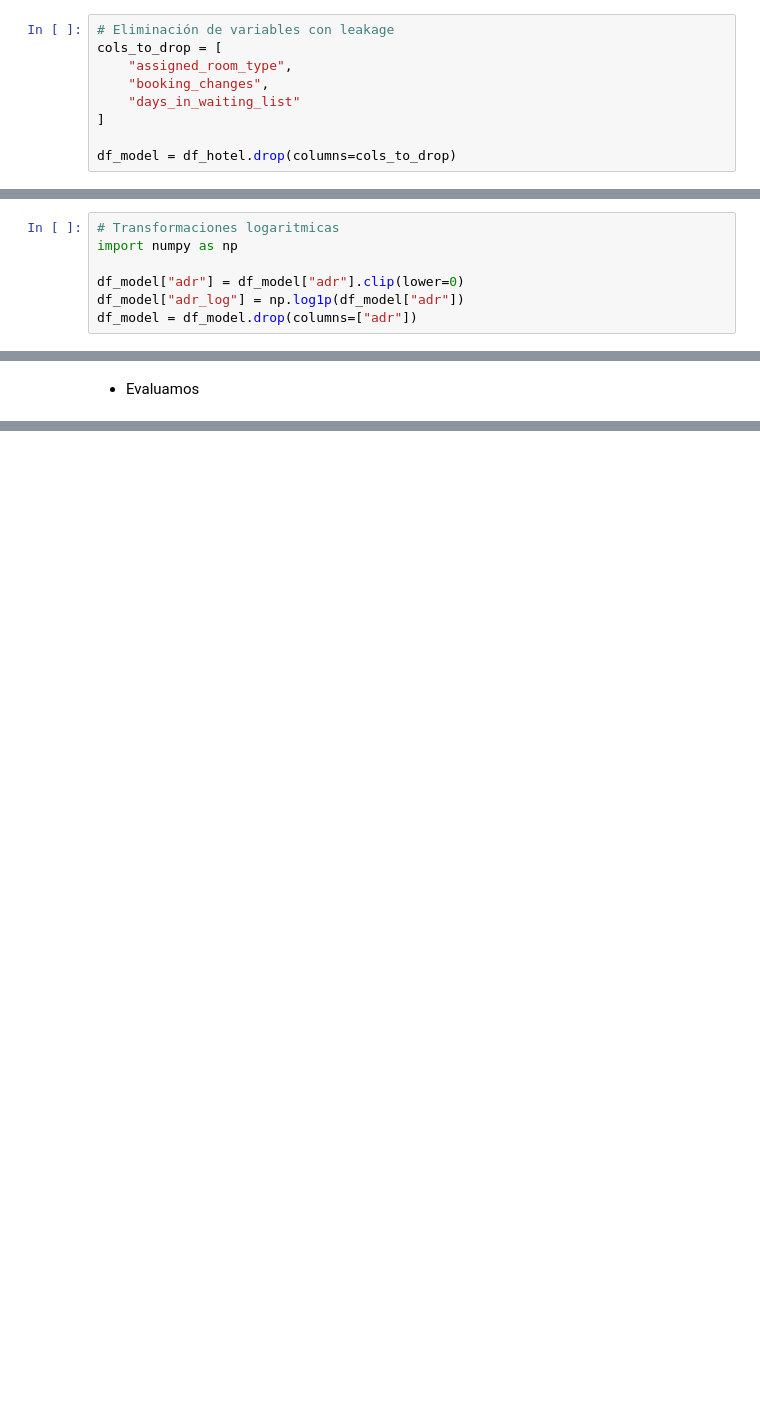
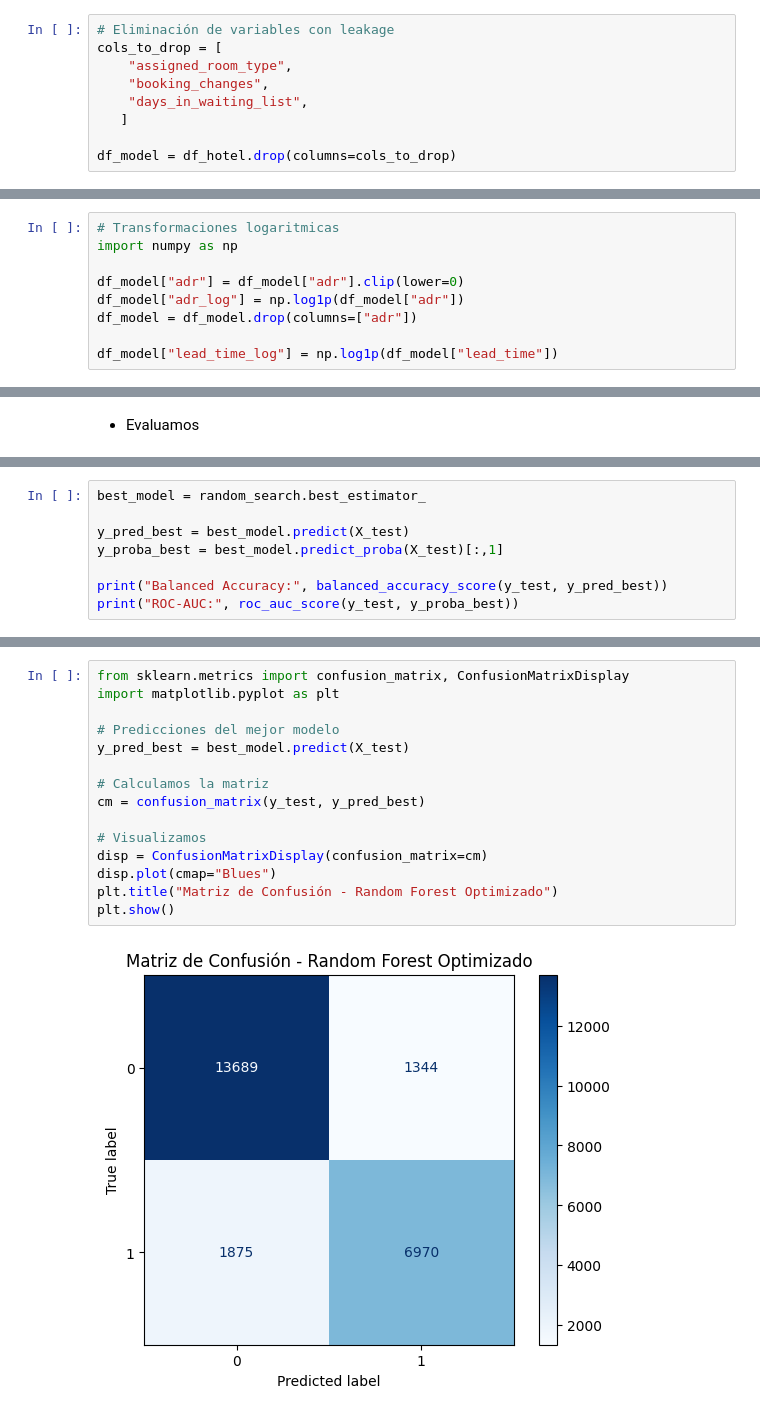
Before and after one commit to eleacos/ML_hotel_booking, a Jupyter notebook: src/notebooks/parte_2_Diana.ipynb, the cells around one changed output, grey strips where cells are left out. Drawn from its saved outputs; the diff is of its cells as text; blank space fills up the shorter version.

```diff
--- a/src/notebooks/parte_2_Diana.ipynb
+++ b/src/notebooks/parte_2_Diana.ipynb
@@ -1069,8 +833,8 @@ Name: is_canceled, dtype: float64
 cols_to_drop = [
     "assigned_room_type",
     "booking_changes",
-    "days_in_waiting_list"
-]
+    "days_in_waiting_list",
+   ]
 
 df_model = df_hotel.drop(columns=cols_to_drop)
 # %% [markdown]
@@ -1082,6 +846,8 @@ import numpy as np
 df_model["adr"] = df_model["adr"].clip(lower=0)
 df_model["adr_log"] = np.log1p(df_model["adr"])
 df_model = df_model.drop(columns=["adr"])
+
+df_model["lead_time_log"] = np.log1p(df_model["lead_time"])
 # %% [markdown]
 Tratamiento de Missing Values
 # %%
@@ -1363,0 +1262,8 @@ NameError: name 'LogisticRegression' is not defined
+# %%
+best_model = random_search.best_estimator_
+
+y_pred_best = best_model.predict(X_test)
+y_proba_best = best_model.predict_proba(X_test)[:,1]
+
+print("Balanced Accuracy:", balanced_accuracy_score(y_test, y_pred_best))
+print("ROC-AUC:", roc_auc_score(y_test, y_proba_best))
@@ -1363,0 +1275,17 @@ NameError: name 'LogisticRegression' is not defined
+# %%
+from sklearn.metrics import confusion_matrix, ConfusionMatrixDisplay
+import matplotlib.pyplot as plt
+
+# Predicciones del mejor modelo
+y_pred_best = best_model.predict(X_test)
+
+# Calculamos la matriz
+cm = confusion_matrix(y_test, y_pred_best)
+
+# Visualizamos
+disp = ConfusionMatrixDisplay(confusion_matrix=cm)
+disp.plot(cmap="Blues")
+plt.title("Matriz de Confusión - Random Forest Optimizado")
+plt.show()
+# %% [output]
+[figure, added]
```
Also changed, not shown: parts of 72 cells of this notebook, 1 other file.
